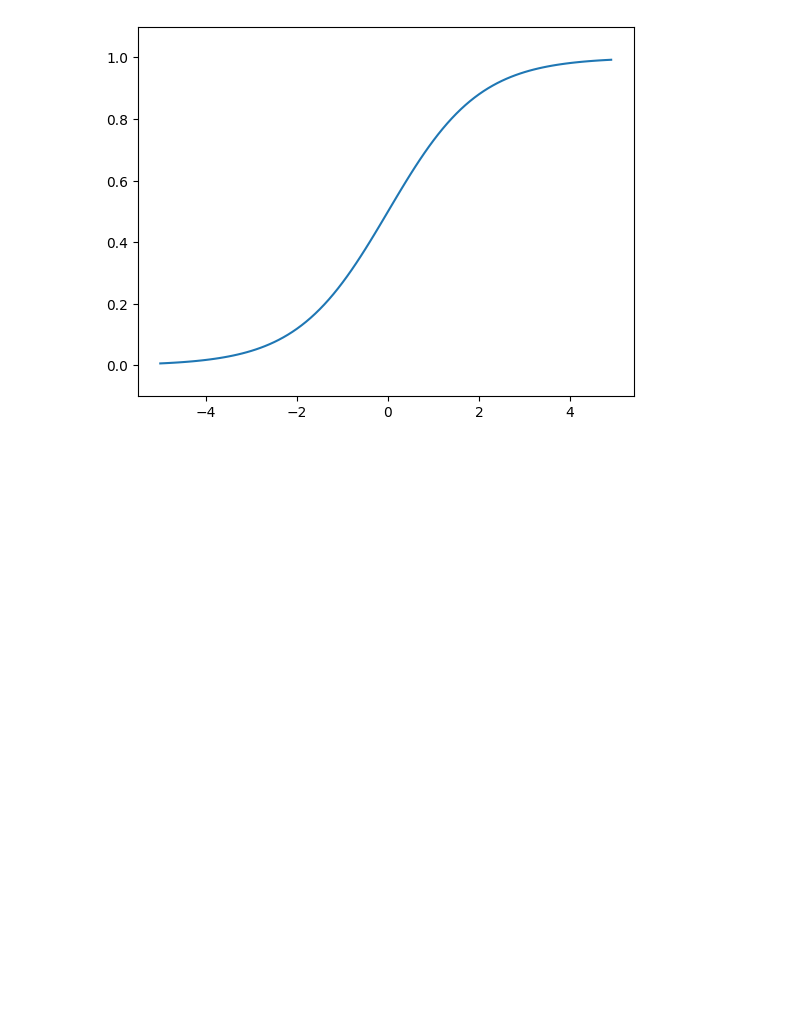
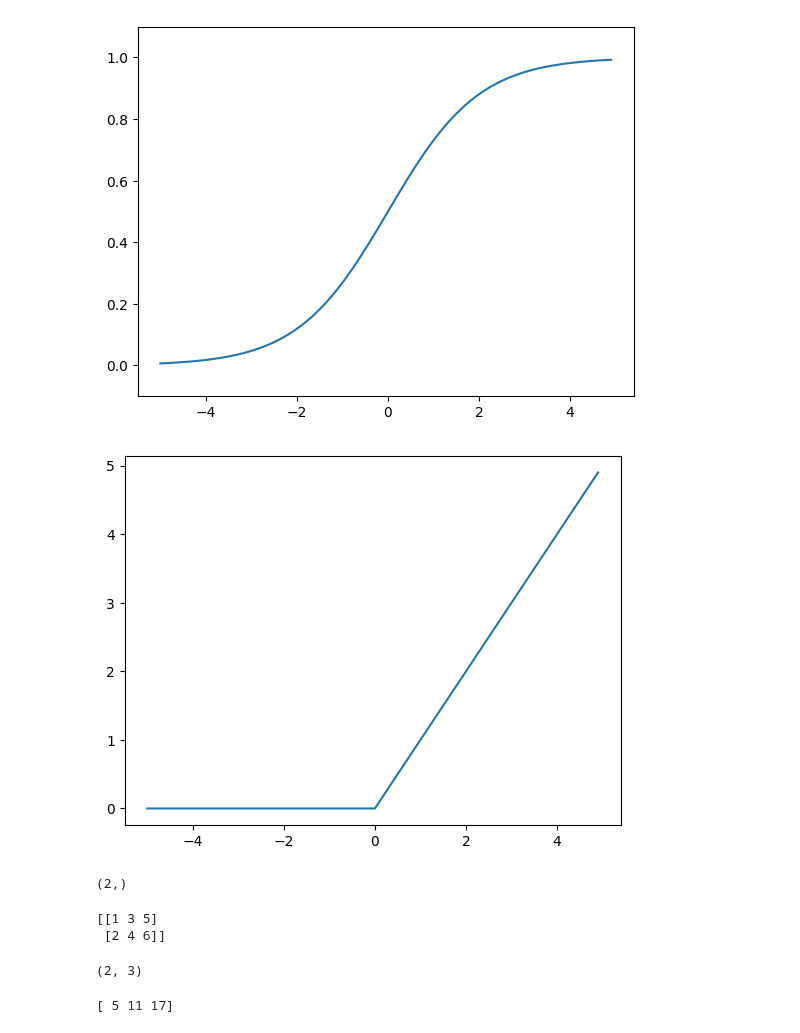
Before and after one commit to k6jf8wfhxh-ux/make-deep-learning-from-scratch, a Jupyter notebook: ch03/ch03_practice_2.ipynb, the cells around one changed output. Drawn from its saved outputs; the diff is of its cells as text; code cells hidden in the pictures; blank space fills up the shorter version.

Commit message:
ニューラルネットワークの内積

```diff
--- a/ch03/ch03_practice_2.ipynb
+++ b/ch03/ch03_practice_2.ipynb
@@ -58,0 +60,11 @@ plt.show()
+# %%
+# ReLU関数
+def relu(x):
+    return np.maximum(0, x)
+
+x = np.arange(-5.0, 5.0, 0.1)
+y = relu(x)
+plt.plot(x, y)
+plt.show()
+# %% [output]
+[figure, added]
@@ -58,0 +74,19 @@ plt.show()
+# %%
+# ニューラルネットワークの内積
+X = np.array([1, 2])
+X.shape
+# %% [output]
+(2,)
+# %%
+W = np.array([[1, 3, 5], [2, 4, 6]])
+print(W)
+W.shape
+# %% [output]
+[[1 3 5]
+ [2 4 6]]
+(2, 3)
+# %%
+Y = X @ W
+print(Y)
+# %% [output]
+[ 5 11 17]
```
Also changed, not shown: parts of 2 cells of this notebook.
